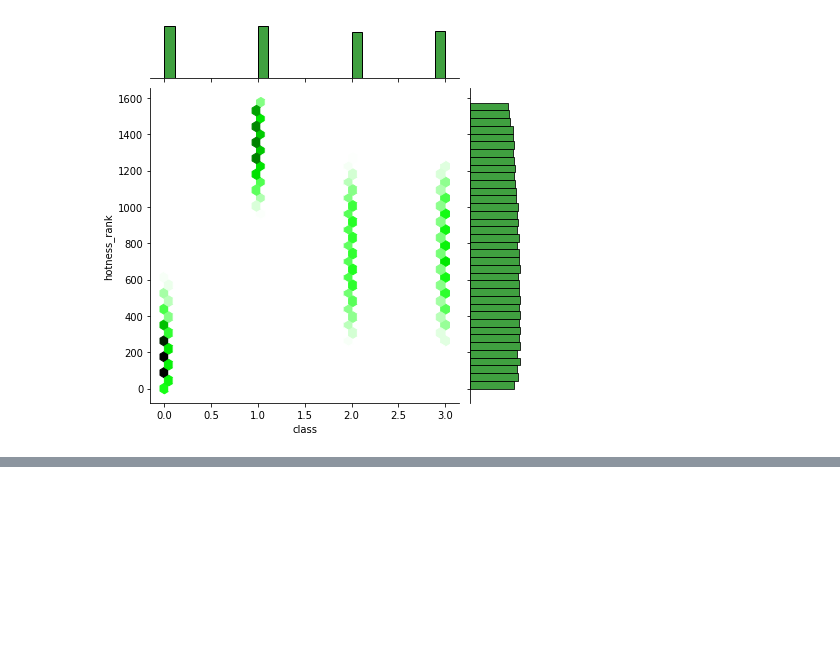
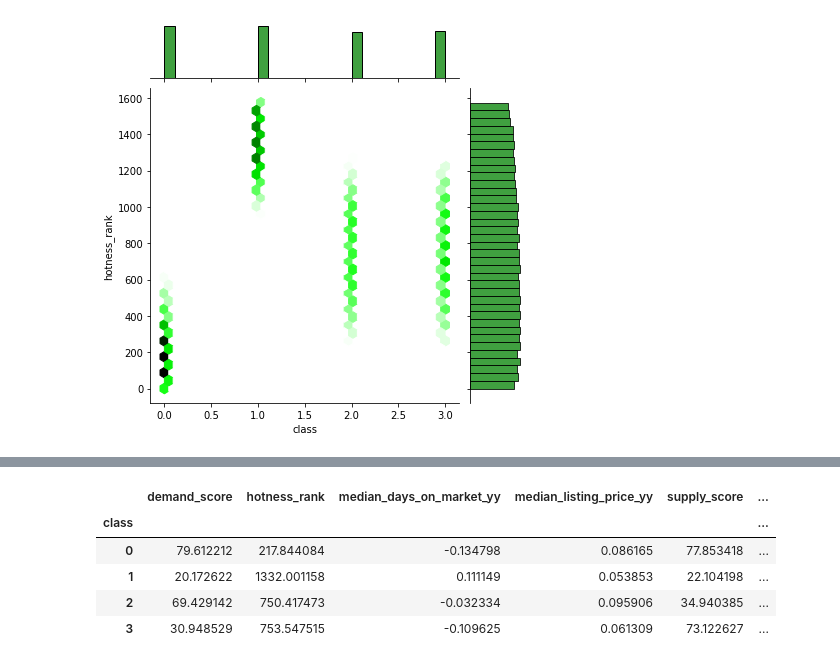
Before and after one commit to sjpozzuoli/Daves_Eagles, a Jupyter notebook: unsupervised_analysis_group_project.ipynb, the cells around one changed output, grey strips where cells are left out. Drawn from its saved outputs; the diff is of its cells as text; code cells hidden in the pictures; blank space fills up the shorter version.

```diff
--- a/unsupervised_analysis_group_project.ipynb
+++ b/unsupervised_analysis_group_project.ipynb
@@ -372,0 +376,12 @@ sns.jointplot(x='class', y='hotness_rank', data=data_clusters, kind='hex', color
+# %%
+data_clusters.pivot_table(['supply_score', 'demand_score', 'median_listing_price_yy',
+                           'median_days_on_market_yy',
+                           'hotness_rank',
+                           'unique_viewers_per_property_yy'], ['class'], aggfunc='mean')
+# %% [output]
+|  | demand_score | hotness_rank | median_days_on_market_yy | median_listing_price_yy | supply_score | ... |
+| class |  |  |  |  |  | ... |
+| 0 | 79.612212 | 217.844084 | -0.134798 | 0.086165 | 77.853418 | ... |
+| 1 | 20.172622 | 1332.001158 | 0.111149 | 0.053853 | 22.104198 | ... |
+| 2 | 69.429142 | 750.417473 | -0.032334 | 0.095906 | 34.940385 | ... |
+| 3 | 30.948529 | 753.547515 | -0.109625 | 0.061309 | 73.122627 | ... |
```
Also changed, not shown: parts of 2 cells of this notebook.
